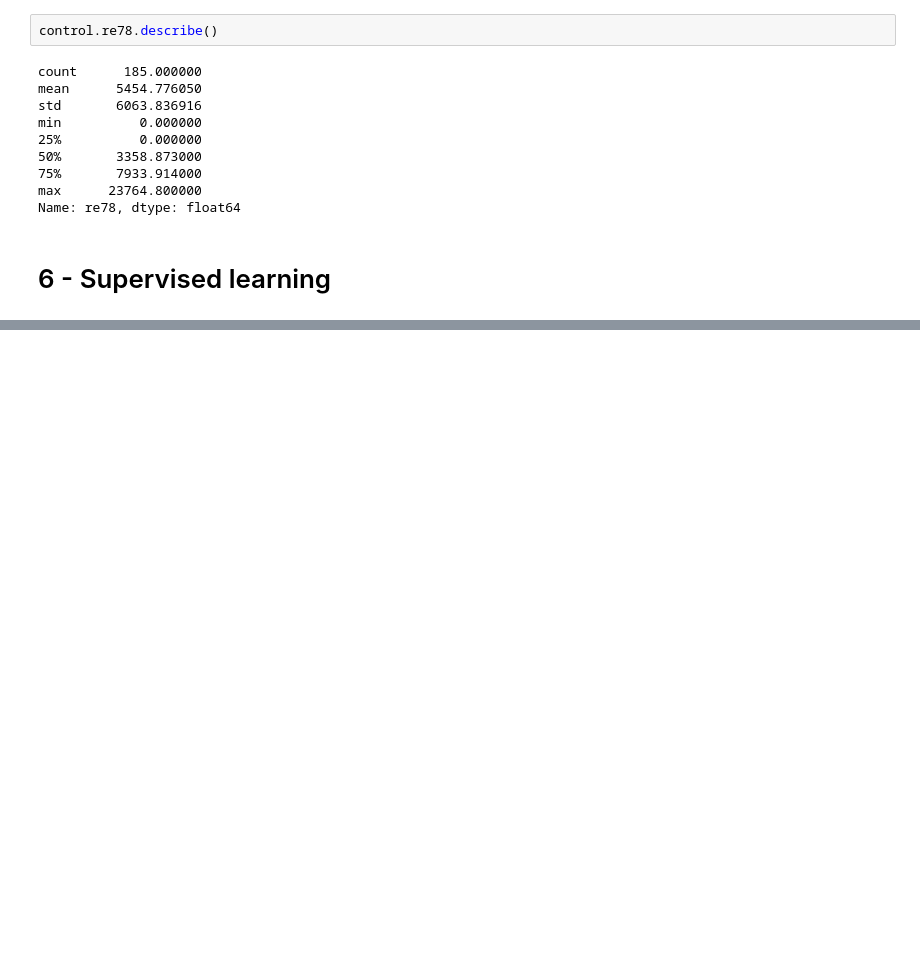
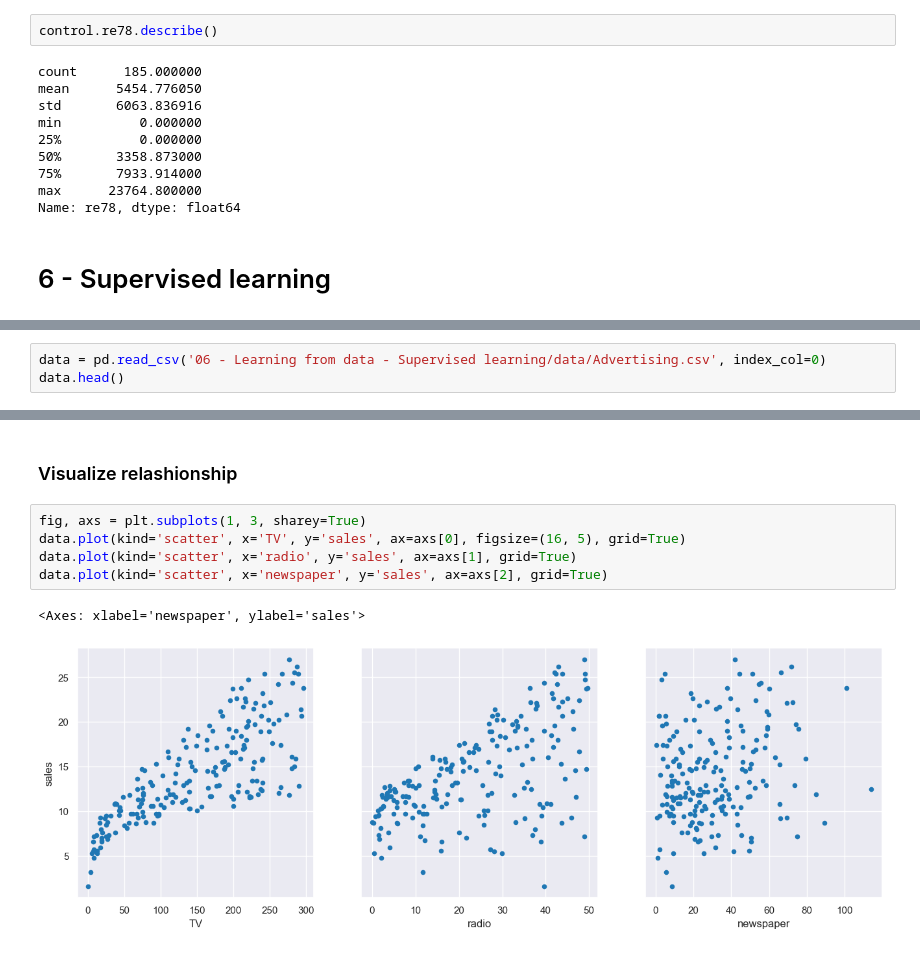
Before and after one commit to 2Tricky4u/ADA2023, a Jupyter notebook: Exercises/CheatSheet.ipynb, the cells around one changed output, grey strips where cells are left out. Saved outputs shown, nothing was run; the diff lists cells and outputs as text; blank space fills up the shorter version.

```diff
--- a/Exercises/CheatSheet.ipynb
+++ b/Exercises/CheatSheet.ipynb
@@ -1287,0 +1311,3 @@ Name: re78, dtype: float64
+# %%
+data = pd.read_csv('06 - Learning from data - Supervised learning/data/Advertising.csv', index_col=0)
+data.head()
@@ -1287,0 +1321,10 @@ Name: re78, dtype: float64
+# %% [markdown]
+### Visualize relashionship
+# %%
+fig, axs = plt.subplots(1, 3, sharey=True)
+data.plot(kind='scatter', x='TV', y='sales', ax=axs[0], figsize=(16, 5), grid=True)
+data.plot(kind='scatter', x='radio', y='sales', ax=axs[1], grid=True)
+data.plot(kind='scatter', x='newspaper', y='sales', ax=axs[2], grid=True)
+# %% [output]
+<Axes: xlabel='newspaper', ylabel='sales'>
+[figure, added]
```
Also changed, not shown: parts of 58 cells of this notebook, 1 other file.
